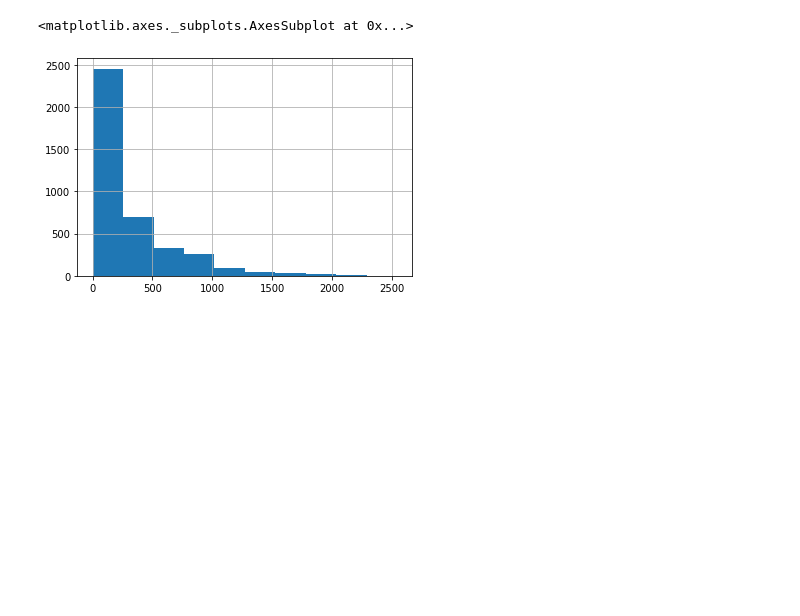
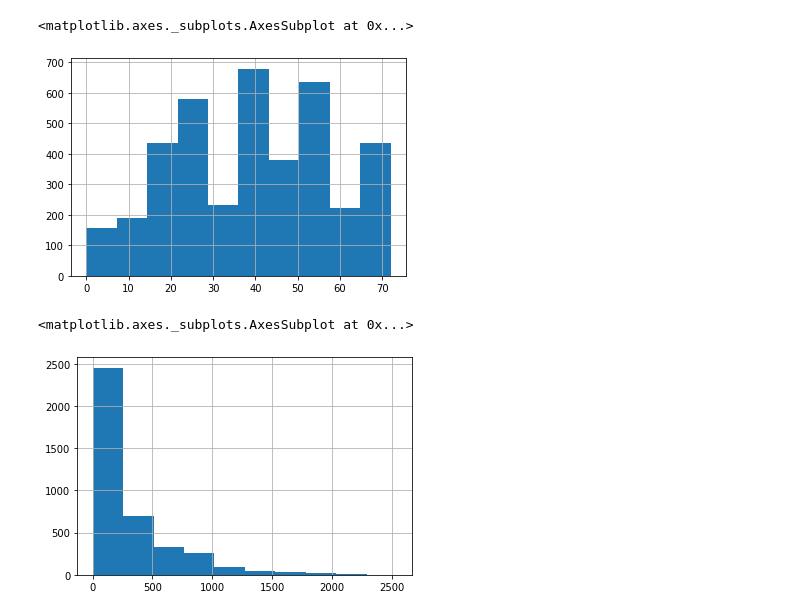
Before and after one commit to jonatancisneros/AzureBlobLearning, a Jupyter notebook: TASK3.ipynb, the cells around one changed output. Saved outputs shown, nothing was run; the diff lists cells and outputs as text; code cells hidden in the pictures; blank space fills up the shorter version.

```diff
--- a/TASK3.ipynb
+++ b/TASK3.ipynb
@@ -37,3 +149,8 @@ df.head()
+# %%
+df["campaign_id"].hist()
+# %% [output]
+<matplotlib.axes._subplots.AxesSubplot at 0x...>
+[figure, added]
 # %%
 
 
```
Also changed, not shown: parts of 12 cells of this notebook.
